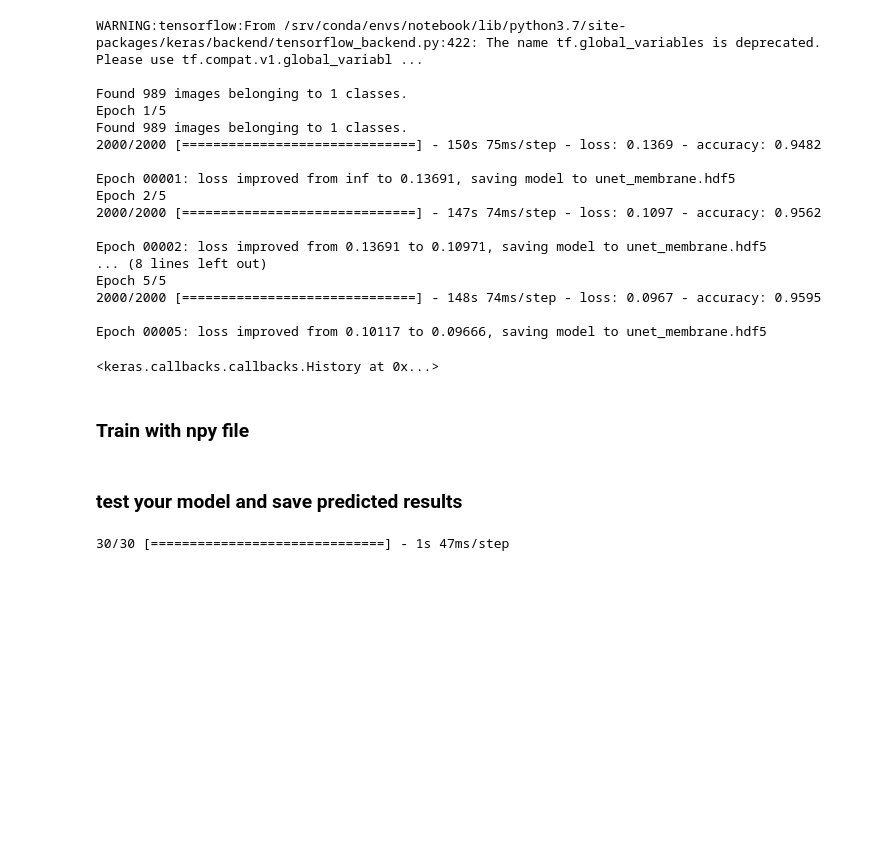
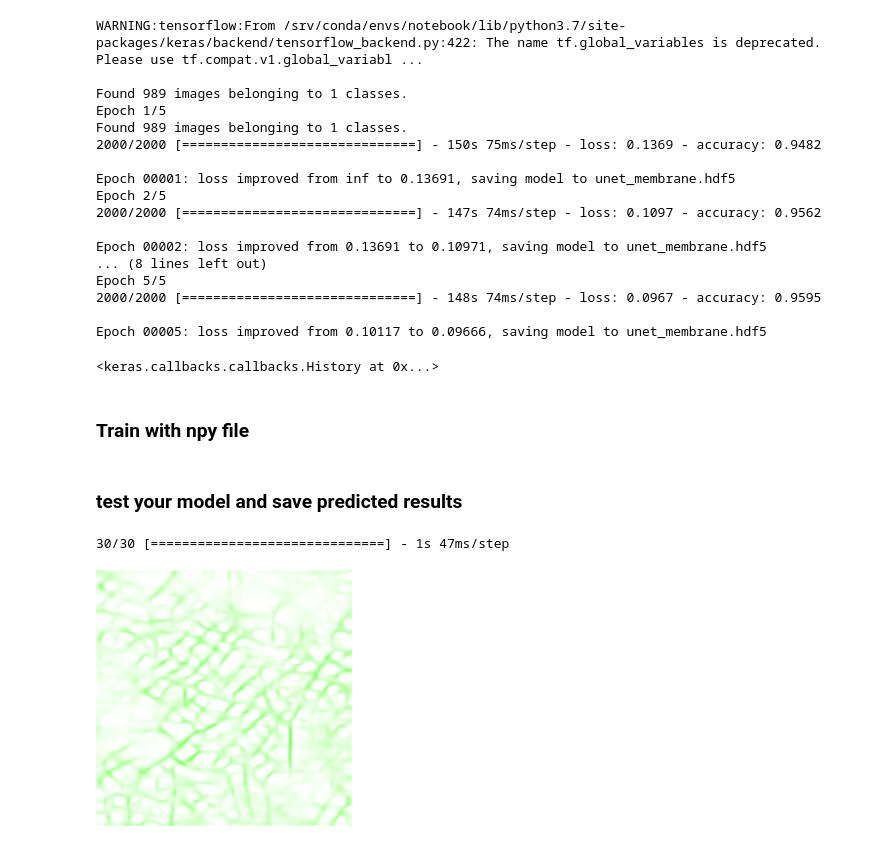
Before and after one commit to tparker35/UNET, a Jupyter notebook: trainUnet.ipynb, the cells around one changed output. Drawn from its saved outputs; the diff is of its cells as text; code cells hidden in the pictures; blank space fills up the shorter version.

Commit message:
Example test images

```diff
--- a/trainUnet.ipynb
+++ b/trainUnet.ipynb
@@ -76,0 +77,20 @@ im = model.predict(np_image)
+# %%
+maskArr = maskArr.reshape(256,256)
+# %%
+maskArrThresh = np.zeros((maskArr.shape[0], maskArr.shape[1], 4))
+for row in range(0, maskArr.shape[0]):
+    for col in range(0, maskArr.shape[1]):
+        #if maskarr[row, col] < 0.:
+        maskArrThresh[row, col, 0] = 50
+        maskArrThresh[row, col, 1] = 255
+        maskArrThresh[row, col, 2] = 0
+        maskArrThresh[row, col, 3] = int(maskArr[row, col] * 255)
+        #else: #maskArrThresh[row, col, 0:3] = 255 # maskArrThresh[row, col, 3] = 0
+# %%
+maskArrThresh = maskArrThresh.astype("uint8")
+# %%
+maskImg = Image.fromarray(maskArrThresh, 'RGBA')
+# %%
+maskImg
+# %% [output]
+[figure, added]
```
Also changed, not shown: parts of 7 cells of this notebook.
